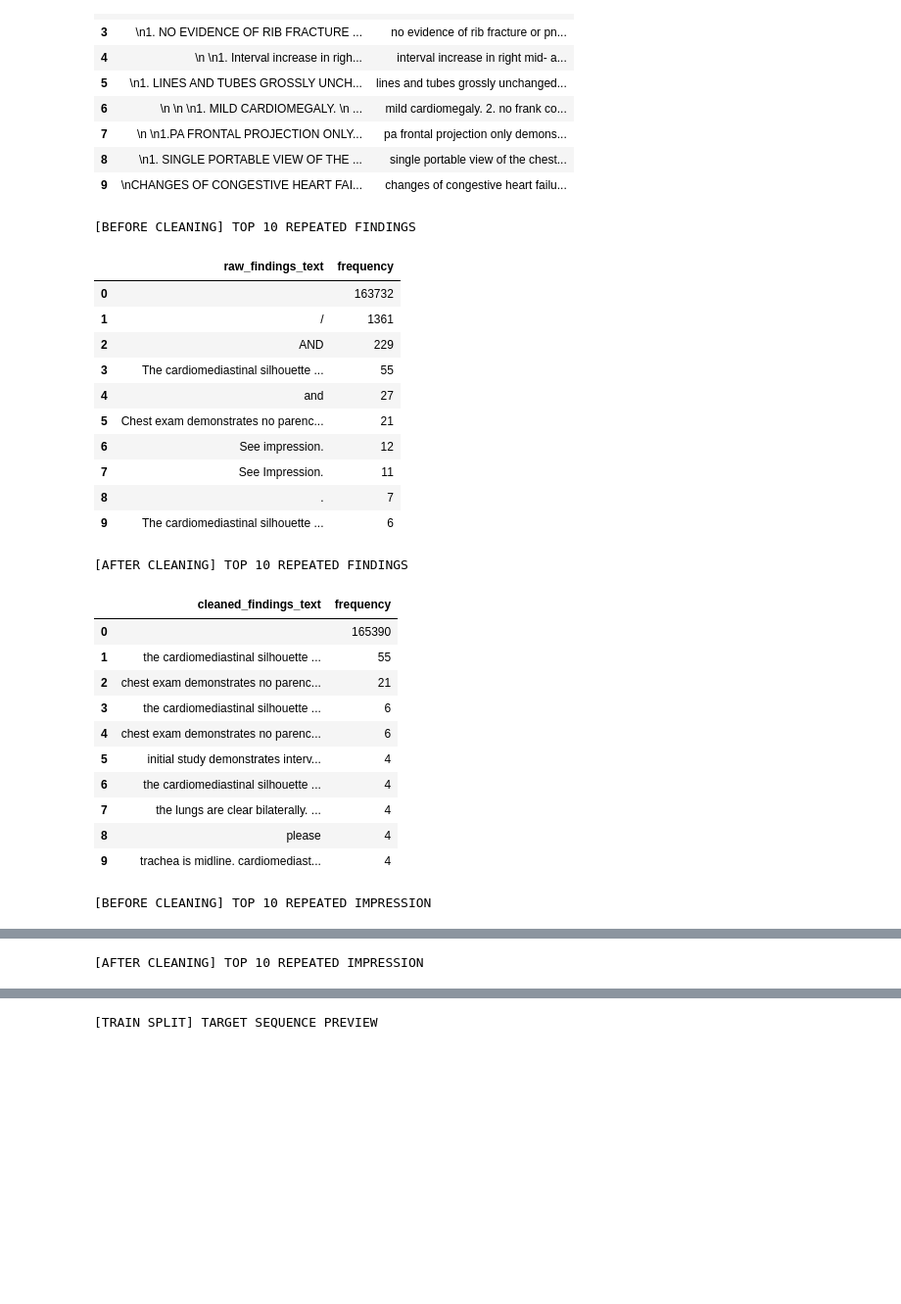
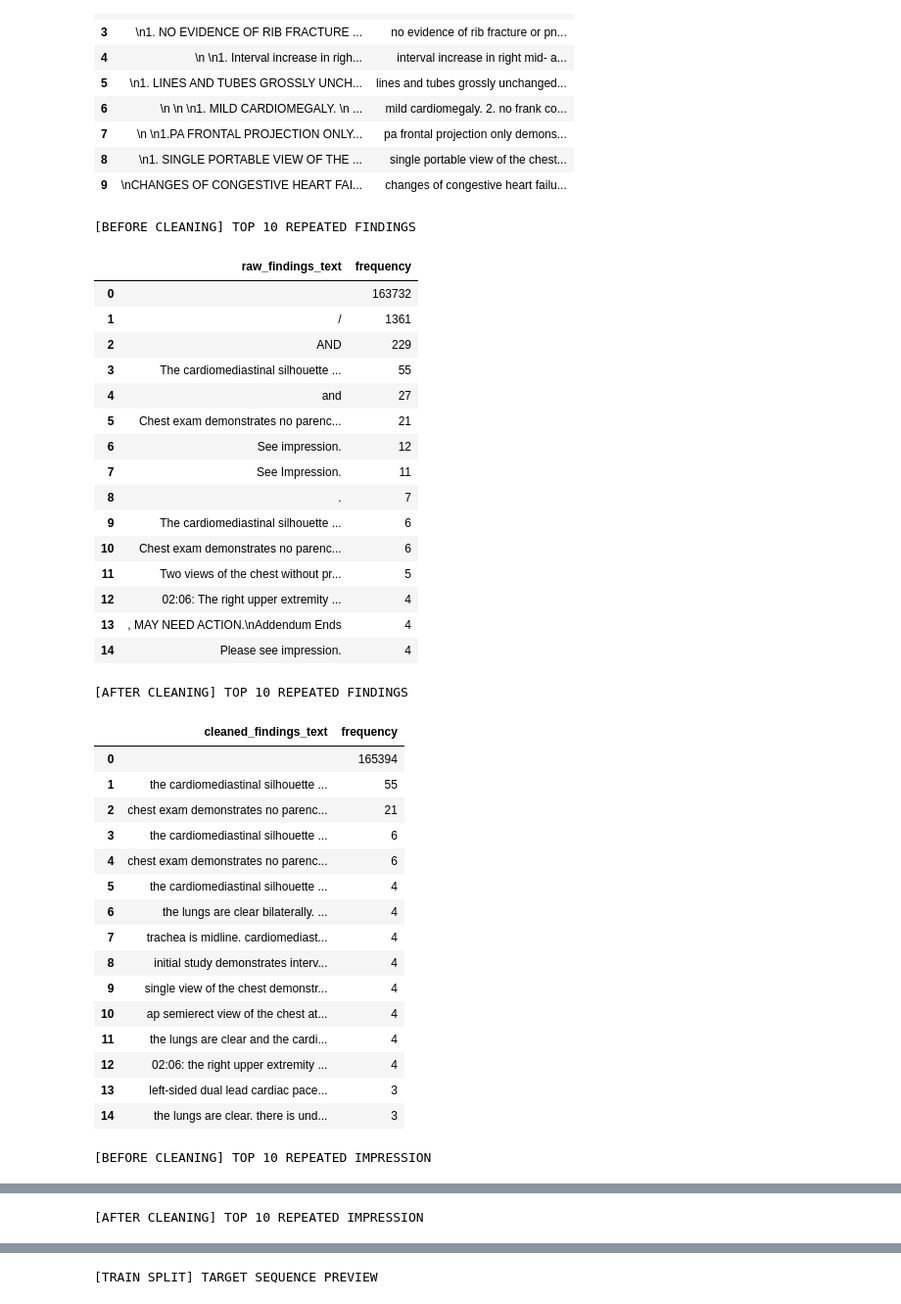
Before and after one commit to wibotron/indo-vlm-cxr-rrg, a Jupyter notebook: notebooks/eda_and_preprocessing_chexpert-plus.ipynb, the cells around one changed output, grey strips where cells are left out. Shown at 98% size. Drawn from its saved outputs; the diff is of its cells as text; code cells hidden in the pictures; blank space fills up the shorter version.

```diff
--- a/notebooks/eda_and_preprocessing_chexpert-plus.ipynb
+++ b/notebooks/eda_and_preprocessing_chexpert-plus.ipynb
@@ -506,7 +506,7 @@ PATTERNS = {
 GARBAGE_WORDS = {
     "and", "or", "with", "for", "to", "the", "an", "a", "of", "at", "by", "from", "in", "on",
     "this", "that", "these", "those", "it", "is", "was", "were",
-    "null", "none", "unspecified", "history", "examination", "finding", "findings", "impression"
+    "null", "none", "unspecified", "history", "examination", "finding", "findings", "impression", "please"
 }
 
 # integrated cleaning pipeline
@@ -688,7 +688,7 @@ display(test_impression_preview)
 
 def get_top_10_df(df, column_name, text_col_label):
     """calculates value counts and returns a cleaned dataframe layout"""
-    counts = df[column_name].dropna().str.strip().value_counts().head(10).reset_index()
+    counts = df[column_name].dropna().str.strip().value_counts().head(15).reset_index()
     counts.columns = [text_col_label, 'frequency']
     return counts
 
@@ -697,43 +697,53 @@ top_10_clean_findings = get_top_10_df(df_train, 'cleaned_findings', 'cleaned_fin
 
 print("[BEFORE CLEANING] TOP 10 REPEATED FINDINGS")
 display(top_10_raw_findings)
 
 print("\n[AFTER CLEANING] TOP 10 REPEATED FINDINGS")
 display(top_10_clean_findings)
 
 top_10_raw_impressions = get_top_10_df(df_train, 'section_impression', 'raw_impression_text')
 top_10_clean_impressions = get_top_10_df(df_train, 'cleaned_impression', 'cleaned_impression_text')
 
 print("\n[BEFORE CLEANING] TOP 10 REPEATED IMPRESSION")
 display(top_10_raw_impressions)
 
 print("\n[AFTER CLEANING] TOP 10 REPEATED IMPRESSION")
 display(top_10_clean_impressions)
 # %% [output]
 [BEFORE CLEANING] TOP 10 REPEATED FINDINGS
 |  | raw_findings_text | frequency |
 | 0 |  | 163732 |
 | 1 | / | 1361 |
 | 2 | AND | 229 |
 | 3 | The cardiomediastinal silhouette ... | 55 |
 | 4 | and | 27 |
 | 5 | Chest exam demonstrates no parenc... | 21 |
 | 6 | See impression. | 12 |
 | 7 | See Impression. | 11 |
 | 8 | . | 7 |
 | 9 | The cardiomediastinal silhouette ... | 6 |
+| 10 | Chest exam demonstrates no parenc... | 6 |
+| 11 | Two views of the chest without pr... | 5 |
+| 12 | 02:06: The right upper extremity ... | 4 |
+| 13 | , MAY NEED ACTION.\nAddendum Ends | 4 |
+| 14 | Please see impression. | 4 |
 [AFTER CLEANING] TOP 10 REPEATED FINDINGS
 |  | cleaned_findings_text | frequency |
-| 0 |  | 165390 |
+| 0 |  | 165394 |
 | 1 | the cardiomediastinal silhouette ... | 55 |
 | 2 | chest exam demonstrates no parenc... | 21 |
 | 3 | the cardiomediastinal silhouette ... | 6 |
 | 4 | chest exam demonstrates no parenc... | 6 |
-| 5 | initial study demonstrates interv... | 4 |
-| 6 | the cardiomediastinal silhouette ... | 4 |
-| 7 | the lungs are clear bilaterally. ... | 4 |
-| 8 | please | 4 |
-| 9 | trachea is midline. cardiomediast... | 4 |
+| 5 | the cardiomediastinal silhouette ... | 4 |
+| 6 | the lungs are clear bilaterally. ... | 4 |
+| 7 | trachea is midline. cardiomediast... | 4 |
+| 8 | initial study demonstrates interv... | 4 |
+| 9 | single view of the chest demonstr... | 4 |
+| 10 | ap semierect view of the chest at... | 4 |
+| 11 | the lungs are clear and the cardi... | 4 |
+| 12 | 02:06: the right upper extremity ... | 4 |
+| 13 | left-sided dual lead cardiac pace... | 3 |
+| 14 | the lungs are clear. there is und... | 3 |
 [BEFORE CLEANING] TOP 10 REPEATED IMPRESSION
 |  | raw_impression_text | frequency |
 | 0 | Normal heart size and pulmonary v... | 427 |
```
Also changed, not shown: parts of 3 cells of this notebook.
